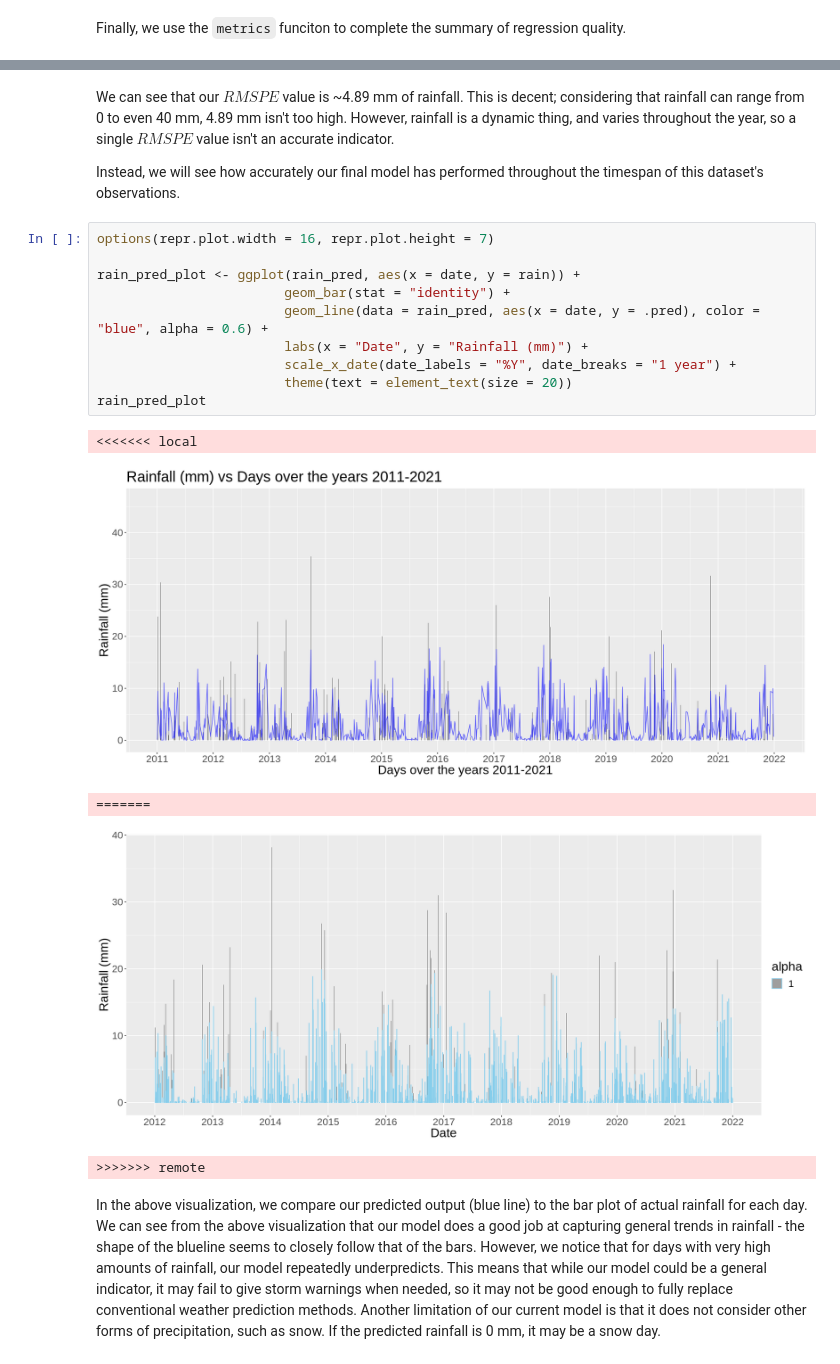
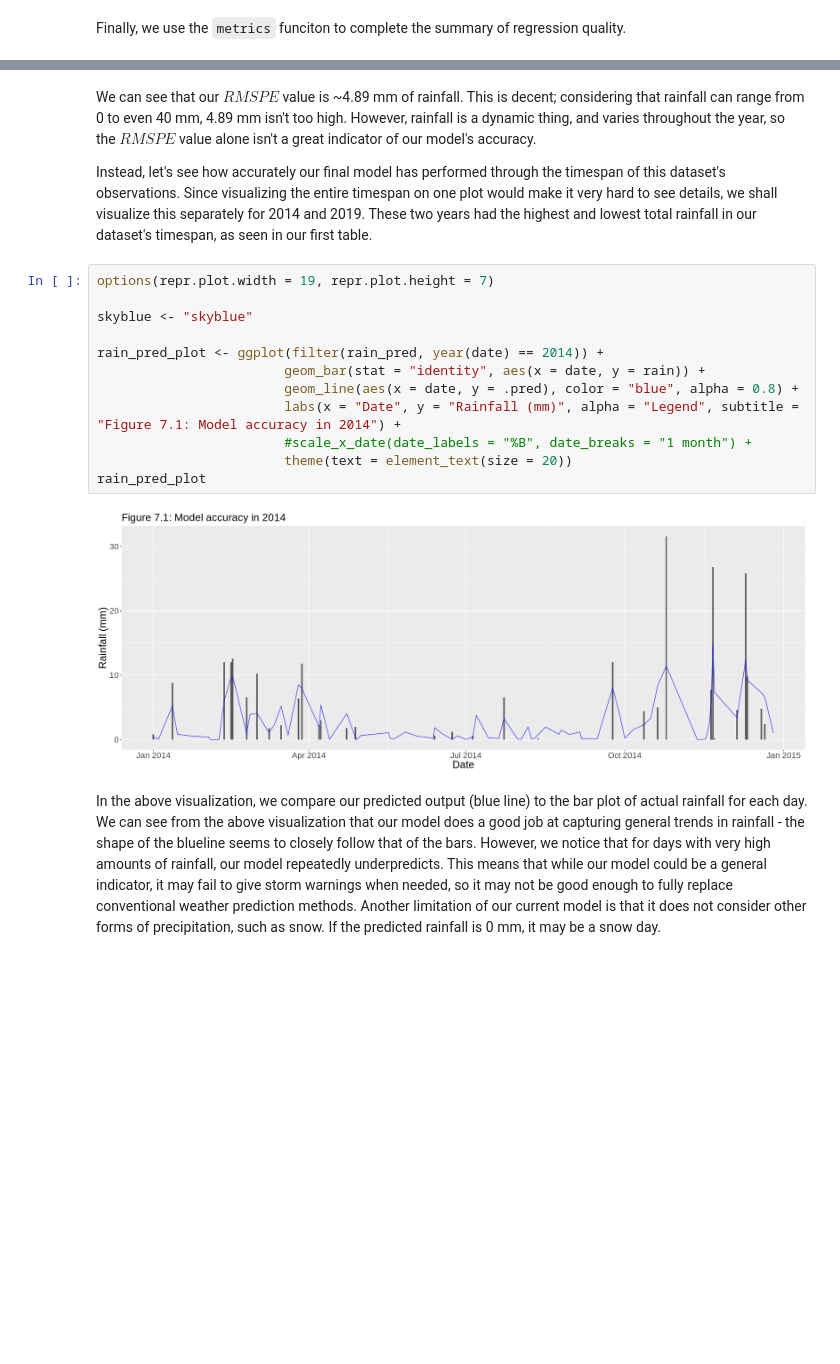
Before and after one commit to taimagher/Weather-Stats-Report, a Jupyter notebook: group78_report.ipynb, the cells around one changed output, grey strips where cells are left out. Drawn from its saved outputs; the diff is of its cells as text; blank space fills up the shorter version.

Commit message:
Changed labelling

```diff
--- a/group78_report.ipynb
+++ b/group78_report.ipynb
@@ -409,23 +358,21 @@ A tibble: 3 × 3
 # %% [markdown]
-We can see that our $RMSPE$ value is ~4.89 mm of rainfall. This is decent; considering that rainfall can range from 0 to even 40 mm, 4.89 mm isn't too high. However, rainfall is a dynamic thing, and varies throughout the year, so a single $RMSPE$ value isn't an accurate indicator.
+We can see that our $RMSPE$ value is ~4.89 mm of rainfall. This is decent; considering that rainfall can range from 0 to even 40 mm, 4.89 mm isn't too high. However, rainfall is a dynamic thing, and varies throughout the year, so the $RMSPE$ value alone isn't a great indicator of our model's accuracy.
 
-Instead, we will see how accurately our final model has performed throughout the timespan of this dataset's observations.
+Instead, let's see how accurately our final model has performed through the timespan of this dataset's observations. Since visualizing the entire timespan on one plot would make it very hard to see details, we shall visualize this separately for 2014 and 2019. These two years had the highest and lowest total rainfall in our dataset's timespan, as seen in our first table.
 # %%
-options(repr.plot.width = 16, repr.plot.height = 7)
+options(repr.plot.width = 19, repr.plot.height = 7)
 
-rain_pred_plot <- ggplot(rain_pred, aes(x = date, y = rain)) +
-                        geom_bar(stat = "identity") +
-                        geom_line(data = rain_pred, aes(x = date, y = .pred), color = "blue", alpha = 0.6) +
-                        labs(x = "Date", y = "Rainfall (mm)") +
-                        scale_x_date(date_labels = "%Y", date_breaks = "1 year") +
+skyblue <- "skyblue"
+
+rain_pred_plot <- ggplot(filter(rain_pred, year(date) == 2014)) +
+                        geom_bar(stat = "identity", aes(x = date, y = rain)) +
+                        geom_line(aes(x = date, y = .pred), color = "blue", alpha = 0.8) +
+                        labs(x = "Date", y = "Rainfall (mm)", alpha = "Legend", subtitle = "Figure 7.1: Model accuracy in 2014") +
+                        #scale_x_date(date_labels = "%B", date_breaks = "1 month") +
                         theme(text = element_text(size = 20))
 rain_pred_plot
 # %% [output]
-<<<<<<< local
-[figure, old version]
+[figure, new version]
-=======
-[figure, removed]
->>>>>>> remote
 # %% [markdown]
 In the above visualization, we compare our predicted output (blue line) to the bar plot of actual rainfall for each day. We can see from the above visualization that our model does a good job at capturing general trends in rainfall - the shape of the blueline seems to closely follow that of the bars. However, we notice that for days with very high amounts of rainfall, our model repeatedly underpredicts. This means that while our model could be a general indicator, it may fail to give storm warnings when needed, so it may not be good enough to fully replace conventional weather prediction methods. Another limitation of our current model is that it does not consider other forms of precipitation, such as snow. If the predicted rainfall is 0 mm, it may be a snow day.
 # %% [markdown]
```
Also changed, not shown: parts of 21 cells of this notebook.
